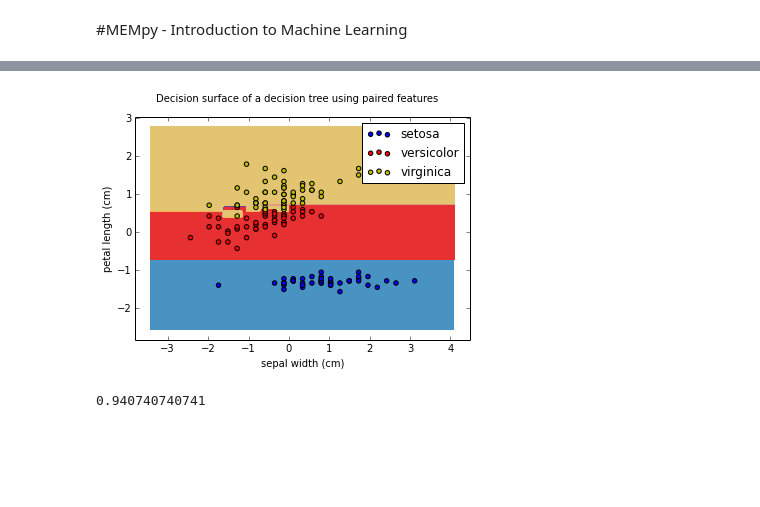
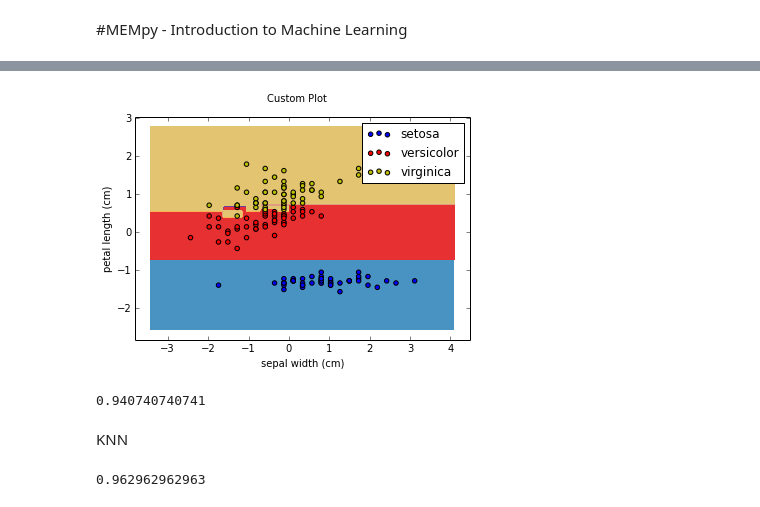
Before and after one commit to jskonhovd/sklearn_mempy, a Jupyter notebook: ipython/memPY_sklearn.ipynb, the cells around one changed output, grey strips where cells are left out. Drawn from its saved outputs; the diff is of its cells as text; code cells hidden in the pictures; blank space fills up the shorter version.

Commit message:
Added Knn, and new plot function

```diff
--- a/ipython/memPY_sklearn.ipynb
+++ b/ipython/memPY_sklearn.ipynb
@@ -9,5 +11,5 @@ Populating the interactive namespace from numpy and matplotlib
 # %%
-def plotDTrees(X,y, pair):
+def plotCustom(X,y, pair, Classifier, title="Custom Plot"):
 
     # Shuffle
     idx = np.arange(X.shape[0])
@@ -26,7 +28,7 @@ def plotDTrees(X,y, pair):
     X = (X - mean) / std
 
     # Train
-    clf = DecisionTreeClassifier().fit(X, y)
+    clf = Classifier.fit(X, y)
 
     # Plot the decision boundary
     #pl.subplot(2, 3, pairidx + 1)
@@ -51,27 +53,28 @@ def plotDTrees(X,y, pair):
                    cmap=pl.cm.Paired)
 
     pl.axis("tight")
-    pl.suptitle("Decision surface of a decision tree using paired features")
+    pl.suptitle(title)
     pl.legend()
     pl.show()
 # %%
 import numpy as np
 import pylab as pl
 
 from sklearn.datasets import load_iris
 from sklearn.tree import DecisionTreeClassifier
 
 # Parameters
 
 
 # Load data
 iris = load_iris()
+clf = DecisionTreeClassifier()
 X = iris.data[:, [1, 2]]
 y = iris.target
-
-plotDTrees(X, y, [1, 2])
+clf = clf.fit(X, y)
+plotCustom(X, y, [1, 2], clf)
 # %% [output]
-[figure, old version]
+[figure, new version]
 # %%
 import numpy as np
 import pylab as pl
@@ -91,3 +94,24 @@ clf = clf.fit(X_train, y_train)
 print clf.score(X_test, y_test)
 # %% [output]
 0.940740740741
+# %% [markdown]
+KNN
+# %%
+from sklearn import neighbors
+import numpy as np
+import pylab as pl
+from sklearn import cross_validation
+from sklearn.datasets import load_iris
+
+iris = load_iris()
+
+X_train, X_test, y_train, y_test = cross_validation.train_test_split(iris.data, iris.target, test_size=0.9, random_state=0)
+
+clf = neighbors.KNeighborsClassifier(3, 'distance')
+
+clf = clf.fit(X_train, y_train)
+
+
+print clf.score(X_test, y_test)
+# %% [output]
+0.962962962963
```
Also changed, not shown: parts of 4 cells of this notebook, 1 other file.
